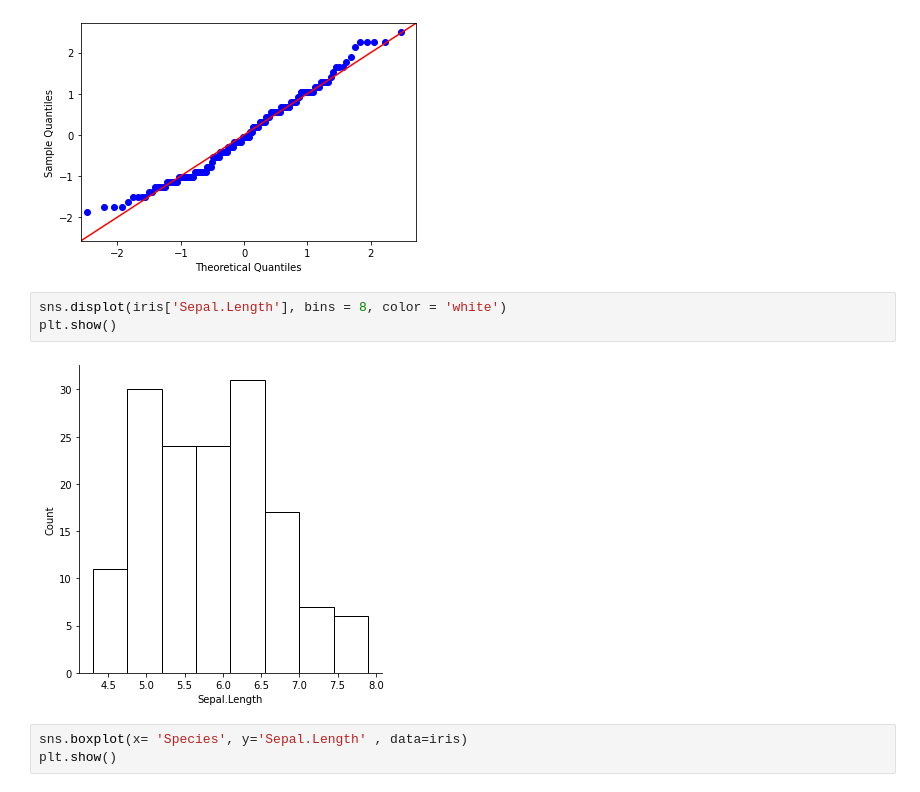
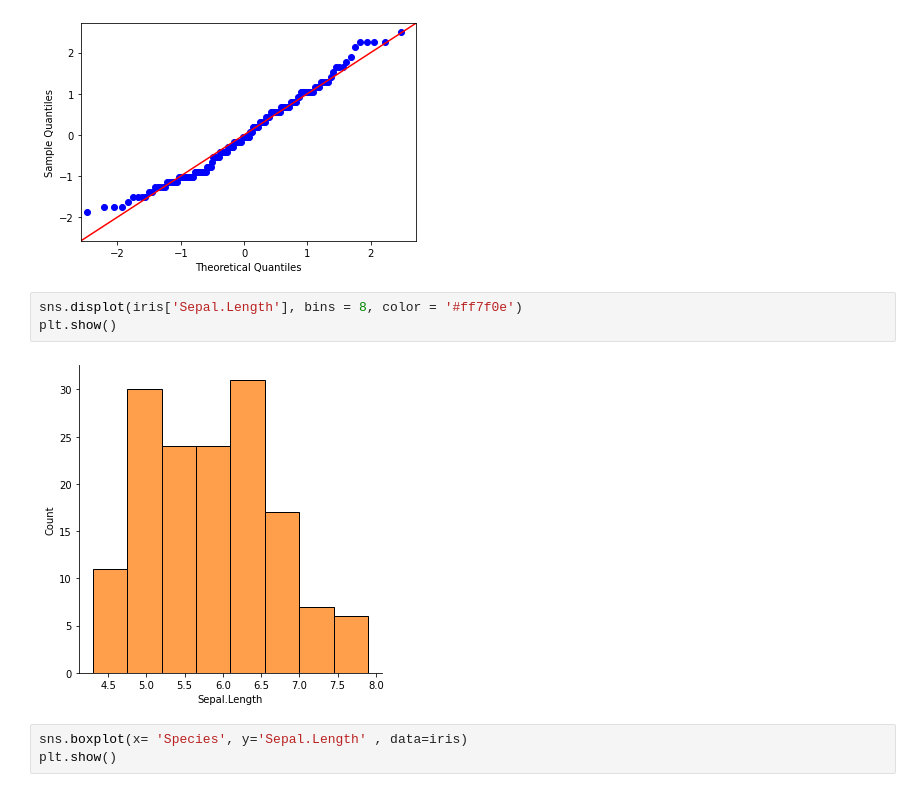
Before and after one commit to yusriwahab/Iris_flower, a Jupyter notebook: Iris_flower.ipynb, the cells around one changed output. Cells and saved outputs as stored; diff of their text form.

```diff
--- a/Iris_flower.ipynb
+++ b/Iris_flower.ipynb
@@ -151,10 +142,10 @@ fg = qqplot(iris['Sepal.Length'], fit = True, line = '45')
 # %% [output]
 [figure]
 # %%
-sns.displot(iris['Sepal.Length'], bins = 8, color = 'white')
+sns.displot(iris['Sepal.Length'], bins = 8, color = '#ff7f0e')
 plt.show()
 # %% [output]
-[figure, old version]
+[figure, new version]
 # %%
 sns.boxplot(x= 'Species', y='Sepal.Length' , data=iris)
 plt.show()
```
Also changed, not shown: parts of 3 cells of this notebook.
